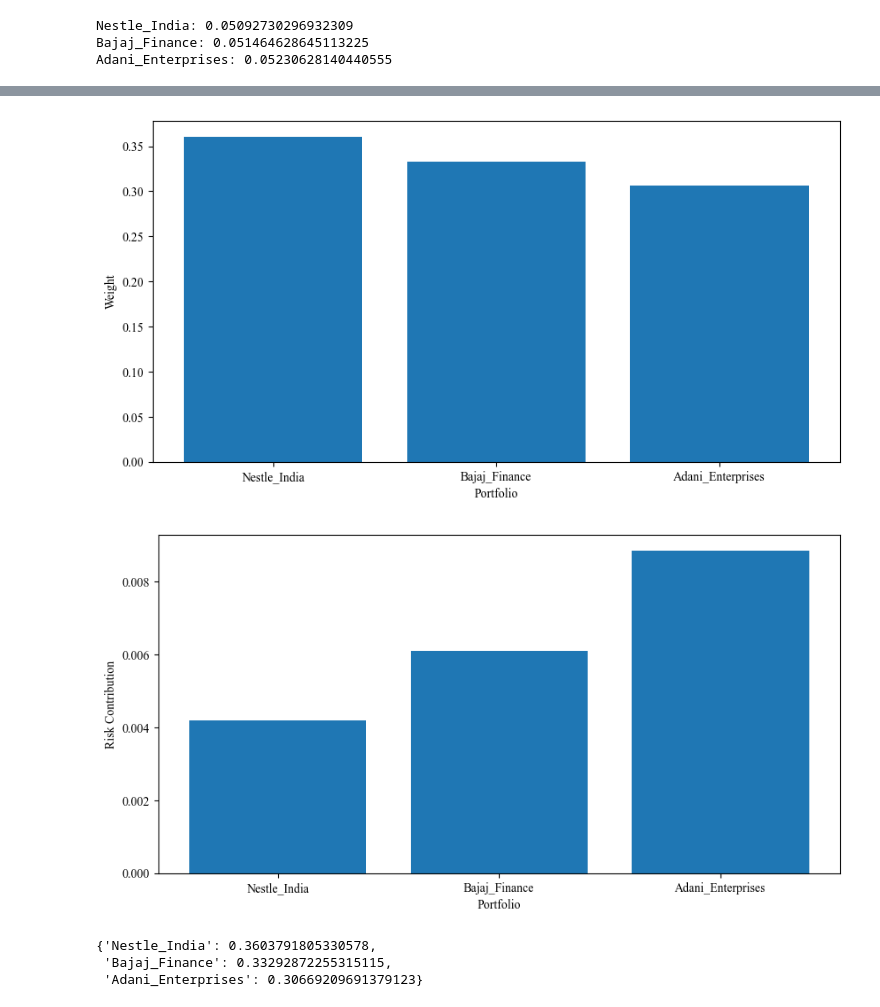
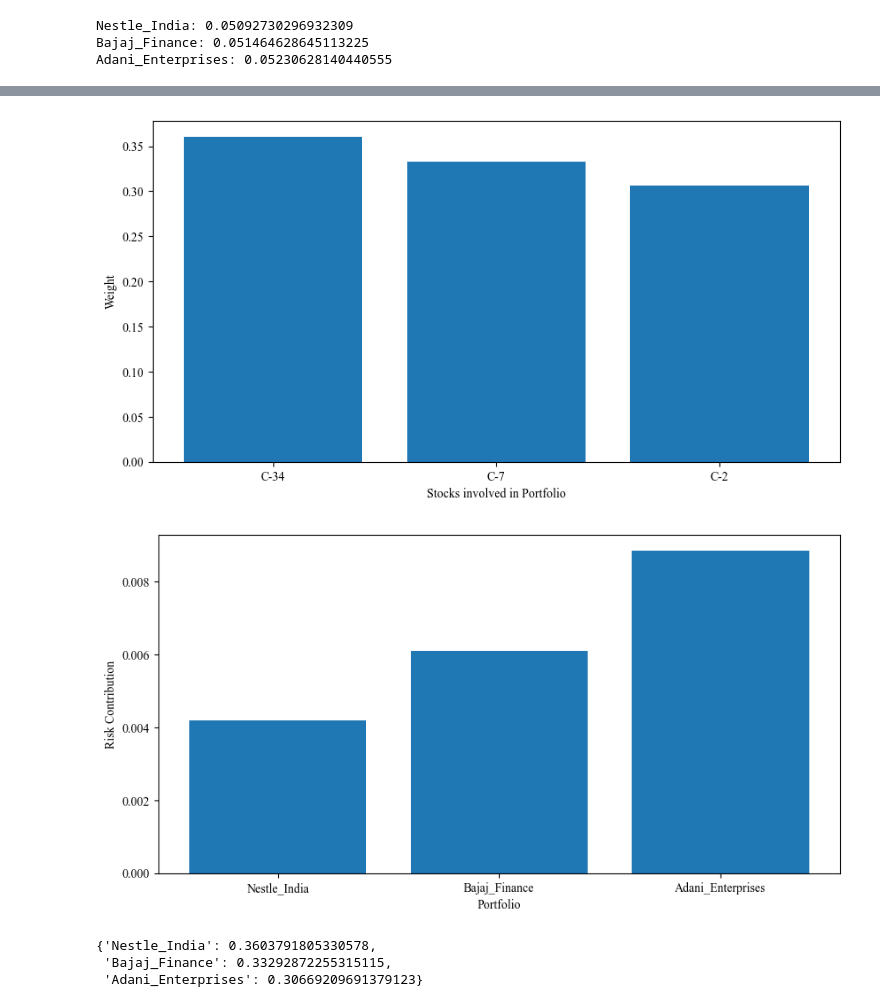
Before and after one commit to Kavya-25/Portfolio_Optimization, a Jupyter notebook: Models/Random Forest Algorithm.ipynb, the cells around one changed output, grey strips where cells are left out. Saved outputs shown, nothing was run; the diff lists cells and outputs as text; code cells hidden in the pictures.

```diff
--- a/Models/Random Forest Algorithm.ipynb
+++ b/Models/Random Forest Algorithm.ipynb
@@ -1796,3 +1901,7 @@ final_cluster = f_cluster
+# %%
+final_cluster1 = {'C-34': 0.011591287116538534,
+ 'C-7': 0.018307858063915234,
+ 'C-2': 0.028828517555069287}
 # %%
 expected_returns = cal_expected_returns(final_cluster)
 # %% [output]
@@ -1877,28 +2012,28 @@ Total Portfolio Risk: 1.91%
 # %%
 import matplotlib.pyplot as plt
 
 # Plotting optimized weights
 plt.figure(figsize=(10, 5))
 
 # Set the font to Times New Roman
 plt.rcParams['font.family'] = 'serif'
 plt.rcParams['font.serif'] = ['Times New Roman']
 
-plt.bar(final_cluster.keys(), optimized_weights)
-plt.xlabel('Portfolio')
+plt.bar(final_cluster1.keys(), optimized_weights)
+plt.xlabel('Stocks involved in Portfolio')
 plt.ylabel('Weight')
 plt.xticks(rotation=0)
 plt.show()
 
 # Plotting portfolio risk contribution
 plt.figure(figsize=(10, 5))
 plt.bar(portfolio_risk_contribution.keys(), portfolio_risk_contribution.values())
 plt.xlabel('Portfolio')
 plt.ylabel('Risk Contribution')
 plt.xticks(rotation=0)
 plt.show()
 # %% [output]
-[figure, old version]
+[figure, new version]
 [figure]
 # %%
 final_optimized_weight
```
Also changed, not shown: parts of 7 cells of this notebook.
